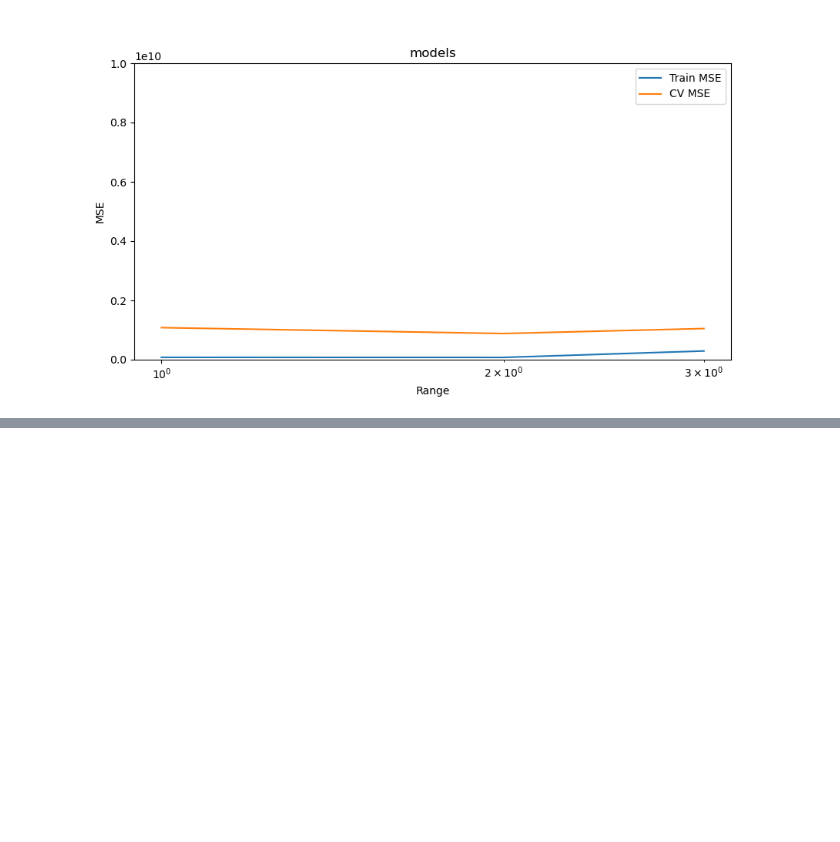
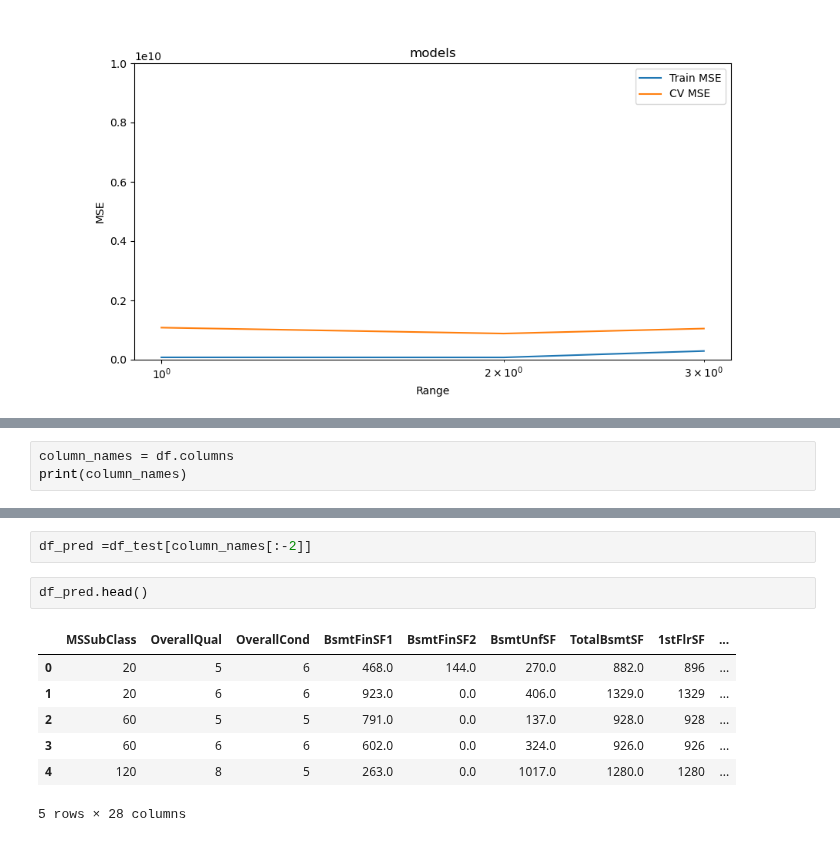
Before and after one commit to sasindumal/House-Prices---Advanced-Regression-Techniques--, a Jupyter notebook: House Prices - Advanced Regression Techniques.ipynb, the cells around one changed output, grey strips where cells are left out. Saved outputs shown, nothing was run; the diff lists cells and outputs as text; blank space fills up the shorter version.

```diff
--- a/House Prices - Advanced Regression Techniques.ipynb
+++ b/House Prices - Advanced Regression Techniques.ipynb
@@ -735,0 +703,3 @@ Model accuracy:  -553.8259412499723
+# %%
+column_names = df.columns
+print(column_names)
@@ -735,0 +715,12 @@ Model accuracy:  -553.8259412499723
+# %%
+df_pred =df_test[column_names[:-2]]
+# %%
+df_pred.head()
+# %% [output]
+|  | MSSubClass | OverallQual | OverallCond | BsmtFinSF1 | BsmtFinSF2 | BsmtUnfSF | TotalBsmtSF | 1stFlrSF | ... |
+| 0 | 20 | 5 | 6 | 468.0 | 144.0 | 270.0 | 882.0 | 896 | ... |
+| 1 | 20 | 6 | 6 | 923.0 | 0.0 | 406.0 | 1329.0 | 1329 | ... |
+| 2 | 60 | 5 | 5 | 791.0 | 0.0 | 137.0 | 928.0 | 928 | ... |
+| 3 | 60 | 6 | 6 | 602.0 | 0.0 | 324.0 | 926.0 | 926 | ... |
+| 4 | 120 | 8 | 5 | 263.0 | 0.0 | 1017.0 | 1280.0 | 1280 | ... |
+5 rows × 28 columns
```
Also changed, not shown: parts of 16 cells of this notebook, 3 other files.
